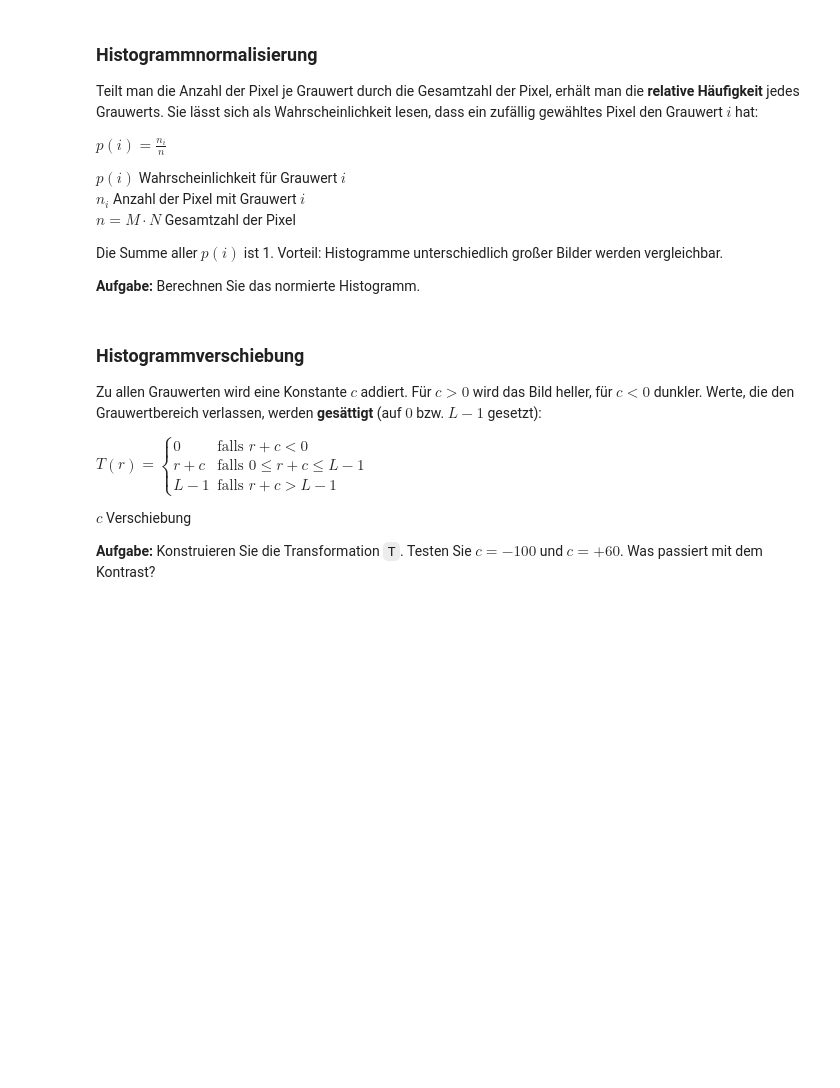
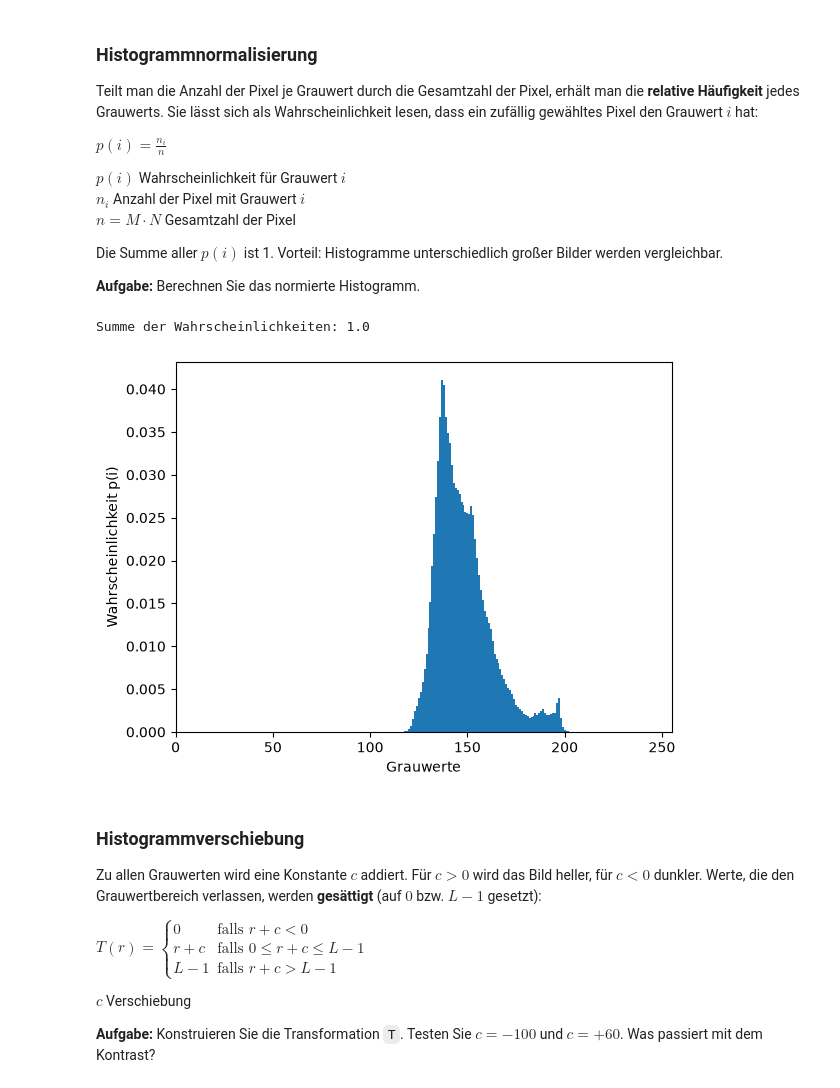
Before and after one commit to georgsteger22-commits/Bildverarbeitung, a Jupyter notebook: 03_Punktoperationen/Punktoperationen.ipynb, the cells around one changed output. Drawn from its saved outputs; the diff is of its cells as text; code cells hidden in the pictures; blank space fills up the shorter version.

```diff
--- a/03_Punktoperationen/Punktoperationen.ipynb
+++ b/03_Punktoperationen/Punktoperationen.ipynb
@@ -136,14 +148,17 @@ Die Summe aller $p(i)$ ist 1. Vorteil: Histogramme unterschiedlich großer Bilde
 
 **Aufgabe:** Berechnen Sie das normierte Histogramm.
 # %%
-hist_n = ...   # TODO
+hist_n, bin_edges = np.histogram(img, bins=L, range=(0, L), density=True)  # Normierung auf Summe = 1
 print("Summe der Wahrscheinlichkeiten:", hist_n.sum())
 
 plt.bar(bin_edges[:-1], hist_n, width=1)
 plt.xlabel("Grauwerte")
 plt.ylabel("Wahrscheinlichkeit p(i)")
 plt.xlim([0, L - 1])
 plt.show()
+# %% [output]
+Summe der Wahrscheinlichkeiten: 1.0
+[figure, added]
 # %% [markdown]
 ### Histogrammverschiebung
 
```
Also changed, not shown: parts of 17 cells of this notebook, 12 other files.
